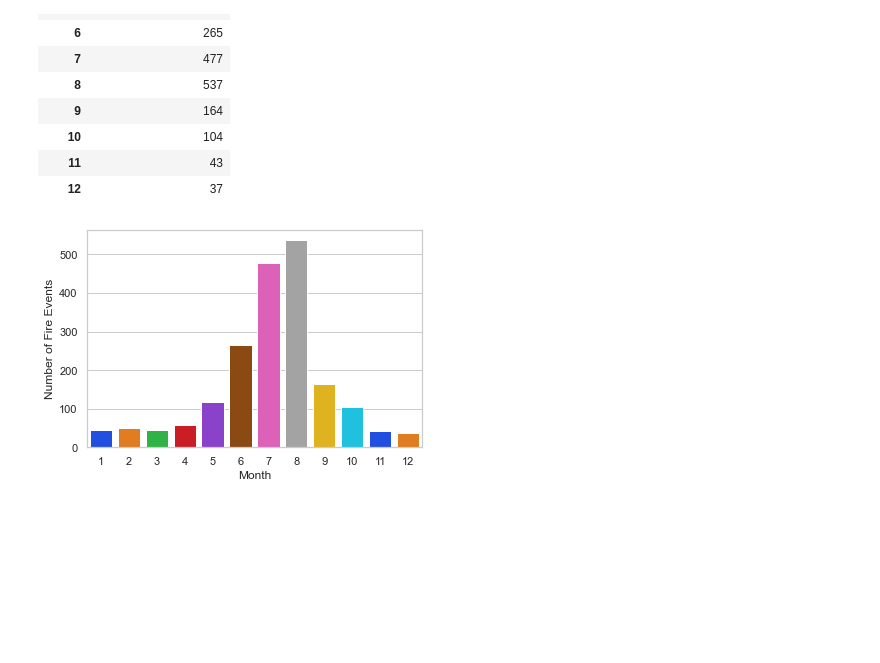
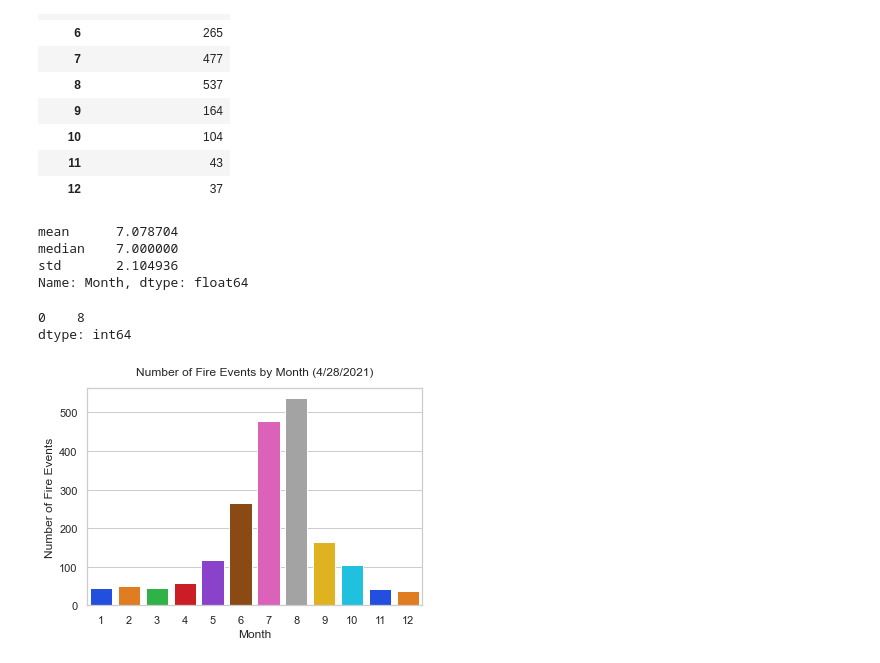
Before and after one commit to britt-emm/CGGroupProject, a Jupyter notebook: NASA_wildfire_graphs.ipynb, the cells around one changed output. Cells and saved outputs as stored; diff of their text form; code cells hidden in the pictures; blank space fills up the shorter version.

Commit message:
Added graphs, added markdown heading and summaries

```diff
--- a/NASA_wildfire_graphs.ipynb
+++ b/NASA_wildfire_graphs.ipynb
@@ -140,7 +169,21 @@ fireBy_month
 | 10 | 104 |
 | 11 | 43 |
 | 12 | 37 |
+# %%
+fire_df['Month'].agg(['mean', 'median', 'std'])
+# %% [output]
+mean      7.078704
+median    7.000000
+std       2.104936
+Name: Month, dtype: float64
+# %%
+fire_df['Month'].mode()
+# %% [output]
+0    8
+dtype: int64
 # %%
-ax = sns.barplot(x = 'Month', y = 'Number of Fire Events', data = fireBy_month.reset_index(), palette='bright')
+fires_by_month = sns.barplot(x = 'Month', y = 'Number of Fire Events', data = fireBy_month.reset_index(), palette='bright')
+fires_by_month.set_title("Number of Fire Events by Month (4/28/2021)", y=1.03)
+plt.show()
 # %% [output]
-[figure, old version]
+[figure, new version]
```
Also changed, not shown: parts of 19 cells of this notebook, 1 other file.
